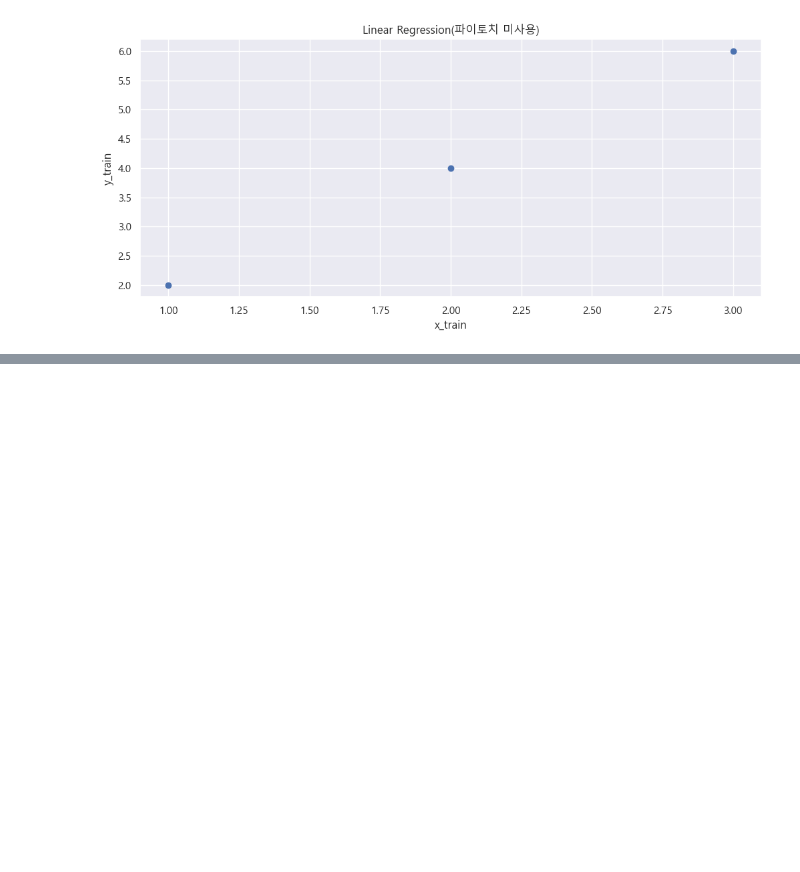
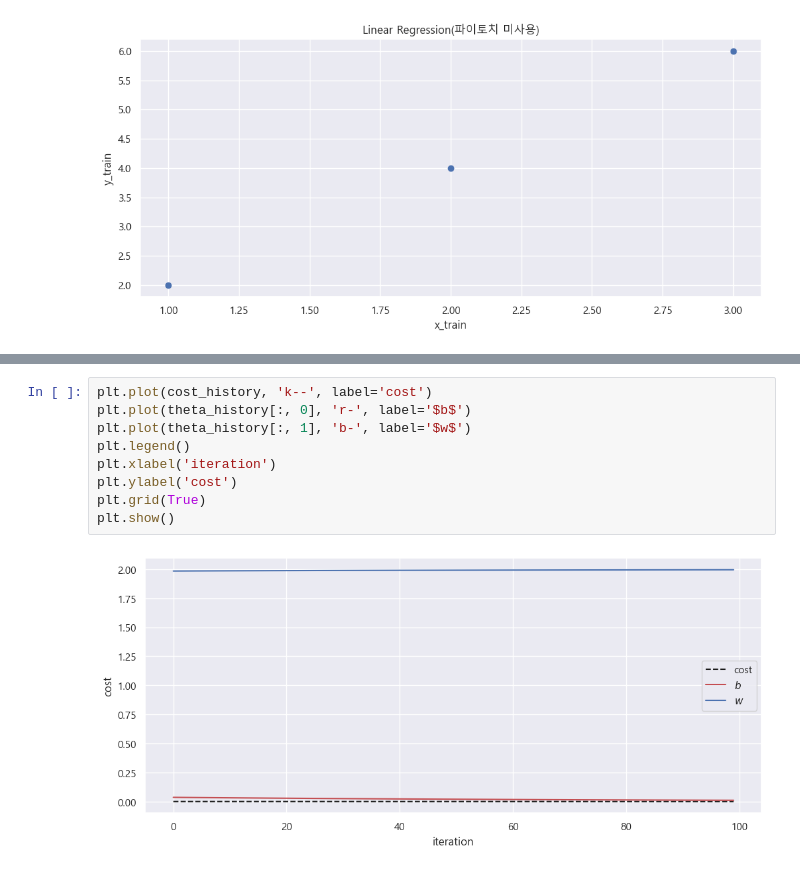
Before and after one commit to hugoMGSung/study-pytorch, a Jupyter notebook: hansung_pytorch/hs001_pytorch.ipynb, the cells around one changed output, grey strips where cells are left out. Saved outputs shown, nothing was run; the diff lists cells and outputs as text; blank space fills up the shorter version.

```diff
--- a/hansung_pytorch/hs001_pytorch.ipynb
+++ b/hansung_pytorch/hs001_pytorch.ipynb
@@ -282,0 +326,11 @@ plt.show()
+# %%
+plt.plot(cost_history, 'k--', label='cost')
+plt.plot(theta_history[:, 0], 'r-', label='$b$')
+plt.plot(theta_history[:, 1], 'b-', label='$w$')
+plt.legend()
+plt.xlabel('iteration')
+plt.ylabel('cost')
+plt.grid(True)
+plt.show()
+# %% [output]
+[figure, added]
```
Also changed, not shown: parts of 11 cells of this notebook.
